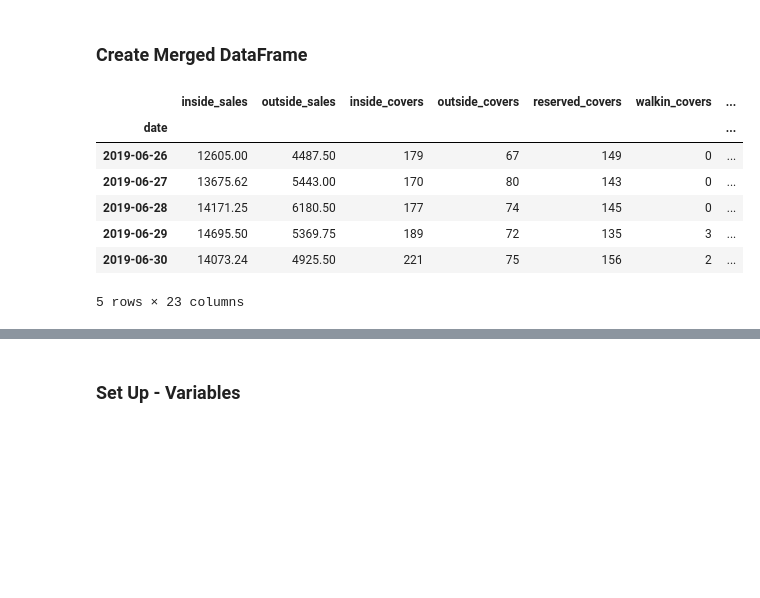
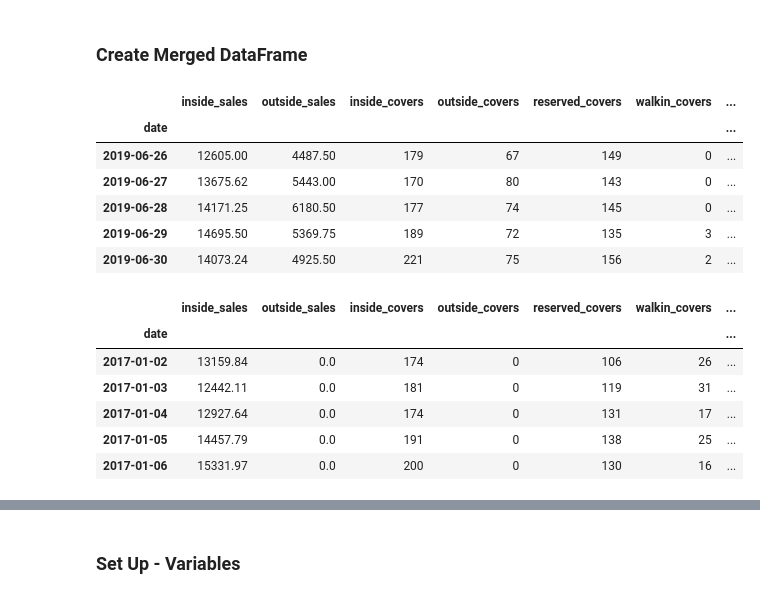
Before and after one commit to maks-p/restaurant_sales_forecasting, a Jupyter notebook: final_model.ipynb, the cells around one changed output, grey strips where cells are left out. Drawn from its saved outputs; the diff is of its cells as text; code cells hidden in the pictures; blank space fills up the shorter version.

```diff
--- a/final_model.ipynb
+++ b/final_model.ipynb
@@ -182,10 +182,6 @@ merged = importMerge(sales_data, resy_data, weather_data)
 # %%
 df = merged.import_clean_merge()
 # %%
-df['total_sales'] = df['inside_sales'] + df['outside_sales']
-df['total_covers'] = df['inside_covers'] + df['outside_covers']
-
-df['total_ppa'] = df['total_sales'] / df['total_covers']
 df['inside_ppa'] = df['inside_sales'] / df['inside_covers']
 df['outside_ppa'] = df['outside_sales'] / df['outside_covers']
 # %%
@@ -200,4 +196,17 @@ df.tail()
 | 2019-06-28 | 14171.25 | 6180.50 | 177 | 74 | 145 | 0 | ... |
 | 2019-06-29 | 14695.50 | 5369.75 | 189 | 72 | 135 | 3 | ... |
 | 2019-06-30 | 14073.24 | 4925.50 | 221 | 75 | 156 | 2 | ... |
-5 rows × 23 columns
+# %%
+dep_vars = df[['inside_sales', 'outside_sales', 'inside_covers', 'outside_covers', 'reserved_covers', \
+               'walkin_covers', 'waitlist_covers', 'no_show_covers', 'no_show_parties', \
+               'inside_ppa', 'outside_ppa' ]]
+# %%
+dep_vars.head()
+# %% [output]
+|  | inside_sales | outside_sales | inside_covers | outside_covers | reserved_covers | walkin_covers | ... |
+| date |  |  |  |  |  |  | ... |
+| 2017-01-02 | 13159.84 | 0.0 | 174 | 0 | 106 | 26 | ... |
+| 2017-01-03 | 12442.11 | 0.0 | 181 | 0 | 119 | 31 | ... |
+| 2017-01-04 | 12927.64 | 0.0 | 174 | 0 | 131 | 17 | ... |
+| 2017-01-05 | 14457.79 | 0.0 | 191 | 0 | 138 | 25 | ... |
+| 2017-01-06 | 15331.97 | 0.0 | 200 | 0 | 130 | 16 | ... |
```
Also changed, not shown: parts of 27 cells of this notebook, 3 other files.
